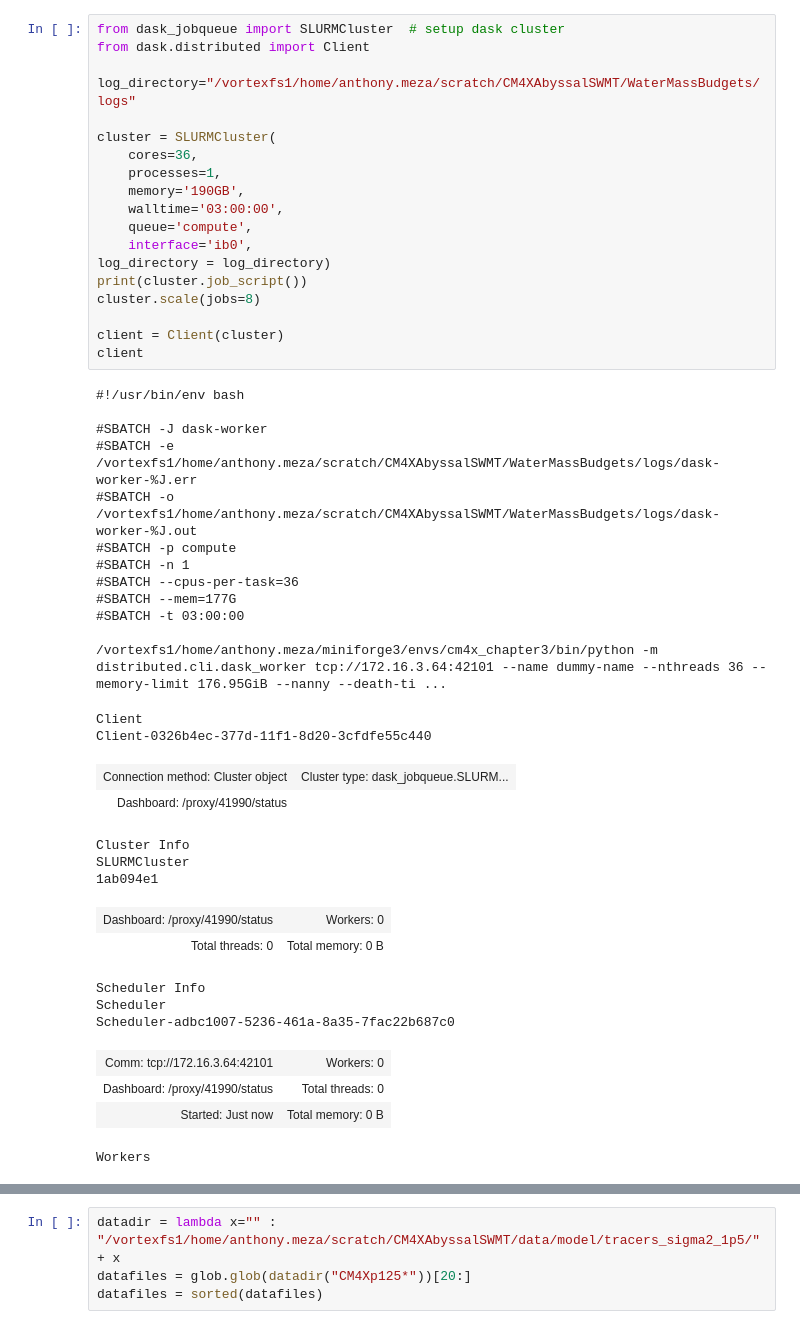
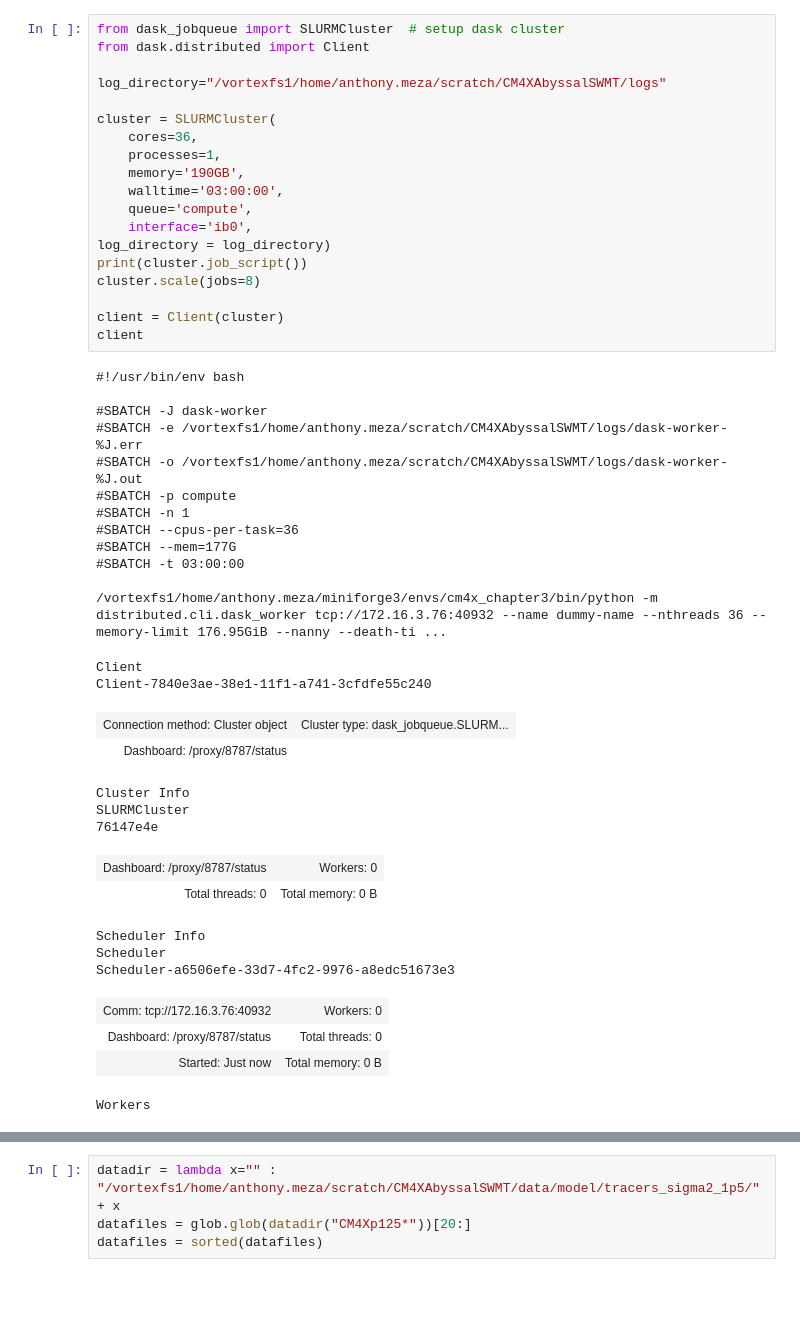
Before and after one commit to anthony-meza/CM4XAbyssalSWMT, a Jupyter notebook: notebooks/4.0.calculate_tracers.ipynb, the cells around one changed output, grey strips where cells are left out. Cells and saved outputs as stored; diff of their text form; blank space fills up the shorter version.

```diff
--- a/notebooks/4.0.calculate_tracers.ipynb
+++ b/notebooks/4.0.calculate_tracers.ipynb
@@ -28,48 +23,48 @@ The autoreload extension is already loaded. To reload it, use:
 from dask_jobqueue import SLURMCluster  # setup dask cluster
 from dask.distributed import Client
 
-log_directory="/vortexfs1/home/anthony.meza/scratch/CM4XAbyssalSWMT/WaterMassBudgets/logs"
+log_directory="/vortexfs1/home/anthony.meza/scratch/CM4XAbyssalSWMT/logs"
 
 cluster = SLURMCluster(
     cores=36,
     processes=1,
     memory='190GB',
     walltime='03:00:00',
     queue='compute',
     interface='ib0',
 log_directory = log_directory)
 print(cluster.job_script())
 cluster.scale(jobs=8)
 
 client = Client(cluster)
 client
 # %% [output]
 #!/usr/bin/env bash
 
 #SBATCH -J dask-worker
-#SBATCH -e /vortexfs1/home/anthony.meza/scratch/CM4XAbyssalSWMT/WaterMassBudgets/logs/dask-worker-%J.err
-#SBATCH -o /vortexfs1/home/anthony.meza/scratch/CM4XAbyssalSWMT/WaterMassBudgets/logs/dask-worker-%J.out
+#SBATCH -e /vortexfs1/home/anthony.meza/scratch/CM4XAbyssalSWMT/logs/dask-worker-%J.err
+#SBATCH -o /vortexfs1/home/anthony.meza/scratch/CM4XAbyssalSWMT/logs/dask-worker-%J.out
 #SBATCH -p compute
 #SBATCH -n 1
 #SBATCH --cpus-per-task=36
 #SBATCH --mem=177G
 #SBATCH -t 03:00:00
 
-/vortexfs1/home/anthony.meza/miniforge3/envs/cm4x_chapter3/bin/python -m distributed.cli.dask_worker tcp://172.16.3.64:42101 --name dummy-name --nthreads 36 --memory-limit 176.95GiB --nanny --death-ti ...
+/vortexfs1/home/anthony.meza/miniforge3/envs/cm4x_chapter3/bin/python -m distributed.cli.dask_worker tcp://172.16.3.76:40932 --name dummy-name --nthreads 36 --memory-limit 176.95GiB --nanny --death-ti ...
 Client
-Client-0326b4ec-377d-11f1-8d20-3cfdfe55c440
+Client-7840e3ae-38e1-11f1-a741-3cfdfe55c240
 | Connection method: Cluster object | Cluster type: dask_jobqueue.SLURM... |
-| Dashboard: /proxy/41990/status |  |
+| Dashboard: /proxy/8787/status |  |
 Cluster Info
 SLURMCluster
-1ab094e1
+76147e4e
-| Dashboard: /proxy/41990/status | Workers: 0 |
+| Dashboard: /proxy/8787/status | Workers: 0 |
 | Total threads: 0 | Total memory: 0 B |
 Scheduler Info
 Scheduler
-Scheduler-adbc1007-5236-461a-8a35-7fac22b687c0
+Scheduler-a6506efe-33d7-4fc2-9976-a8edc51673e3
-| Comm: tcp://172.16.3.64:42101 | Workers: 0 |
-| Dashboard: /proxy/41990/status | Total threads: 0 |
+| Comm: tcp://172.16.3.76:40932 | Workers: 0 |
+| Dashboard: /proxy/8787/status | Total threads: 0 |
 | Started: Just now | Total memory: 0 B |
 Workers
 # %%
```
Also changed, not shown: parts of 9 cells of this notebook, 3 other files.
